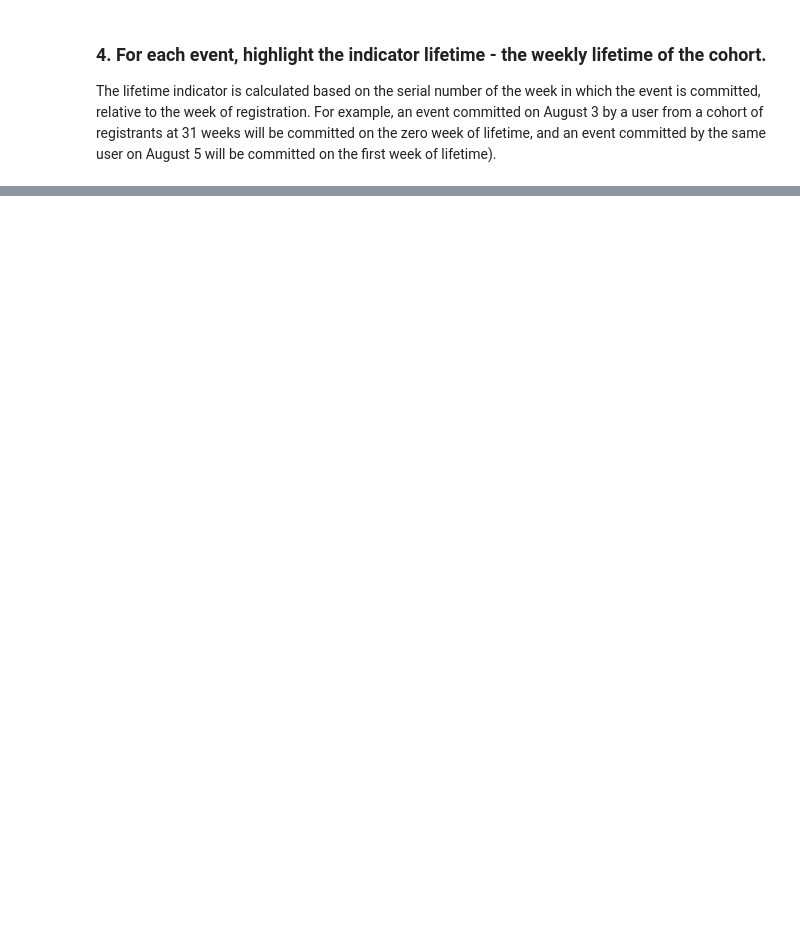
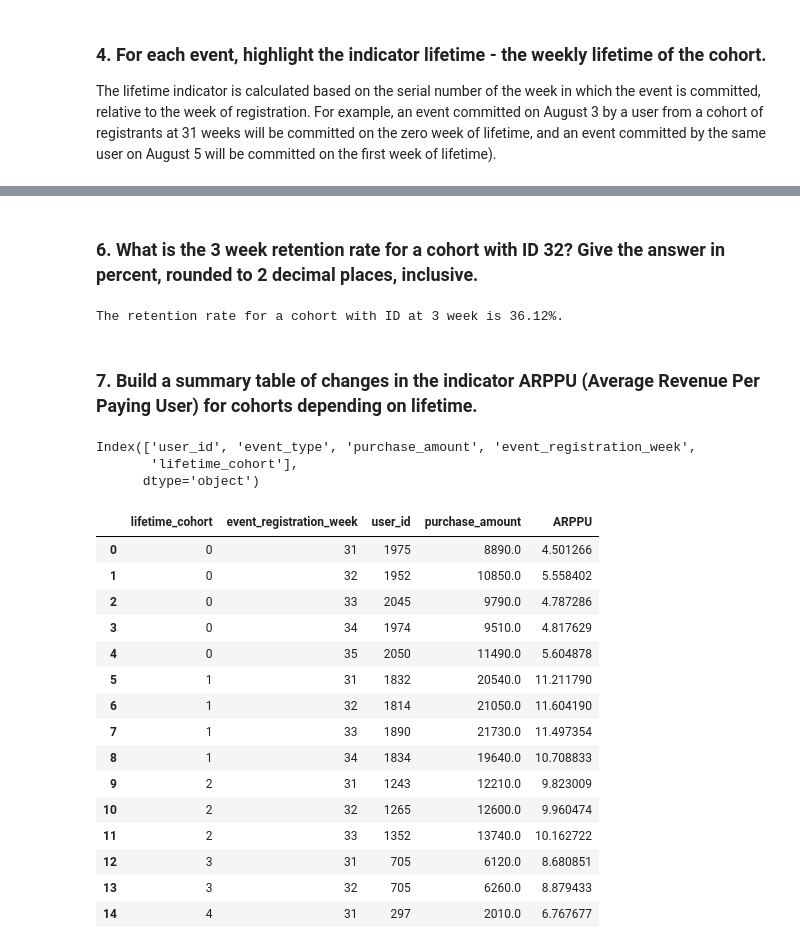
Before and after one commit to EderReisS/test_task_DS, a Jupyter notebook: Task 2/task2.ipynb, the cells around one changed output, grey strips where cells are left out. Drawn from its saved outputs; the diff is of its cells as text; code cells hidden in the pictures; blank space fills up the shorter version.

```diff
--- a/Task 2/task2.ipynb
+++ b/Task 2/task2.ipynb
@@ -94,0 +134,3 @@ The lifetime indicator is calculated based on the serial number of the week in w
+# %%
+cohorts = data.pivot_table(index = ['lifetime_cohort','event_registration_week'],
+                         aggfunc = {'user_id':'nunique'})
@@ -94,0 +215,2 @@ The lifetime indicator is calculated based on the serial number of the week in w
+# %% [markdown]
+### 6. What is the 3 week retention rate for a cohort with ID 32? Give the answer in percent, rounded to 2 decimal places, inclusive.
@@ -94,0 +219,37 @@ The lifetime indicator is calculated based on the serial number of the week in w
+# %%
+print(f"The retention rate for a cohort with ID at 3 week is {rr}%.")
+# %% [output]
+The retention rate for a cohort with ID at 3 week is 36.12%.
+# %% [markdown]
+### 7. Build a summary table of changes in the indicator ARPPU (Average Revenue Per Paying User) for cohorts depending on lifetime.
+# %%
+data.columns
+# %% [output]
+Index(['user_id', 'event_type', 'purchase_amount', 'event_registration_week',
+       'lifetime_cohort'],
+      dtype='object')
+# %%
+cohorts['purchase_amount'] = data.groupby(by=['lifetime_cohort','event_registration_week',]).sum()
+# %%
+cohorts.reset_index(inplace=True)
+# %%
+cohorts['ARPPU'] = cohorts['purchase_amount']/cohorts['user_id']
+# %%
+cohorts
+# %% [output]
+|  | lifetime_cohort | event_registration_week | user_id | purchase_amount | ARPPU |
+| 0 | 0 | 31 | 1975 | 8890.0 | 4.501266 |
+| 1 | 0 | 32 | 1952 | 10850.0 | 5.558402 |
+| 2 | 0 | 33 | 2045 | 9790.0 | 4.787286 |
+| 3 | 0 | 34 | 1974 | 9510.0 | 4.817629 |
+| 4 | 0 | 35 | 2050 | 11490.0 | 5.604878 |
+| 5 | 1 | 31 | 1832 | 20540.0 | 11.211790 |
+| 6 | 1 | 32 | 1814 | 21050.0 | 11.604190 |
+| 7 | 1 | 33 | 1890 | 21730.0 | 11.497354 |
+| 8 | 1 | 34 | 1834 | 19640.0 | 10.708833 |
+| 9 | 2 | 31 | 1243 | 12210.0 | 9.823009 |
+| 10 | 2 | 32 | 1265 | 12600.0 | 9.960474 |
+| 11 | 2 | 33 | 1352 | 13740.0 | 10.162722 |
+| 12 | 3 | 31 | 705 | 6120.0 | 8.680851 |
+| 13 | 3 | 32 | 705 | 6260.0 | 8.879433 |
+| 14 | 4 | 31 | 297 | 2010.0 | 6.767677 |
```
Also changed, not shown: parts of 37 cells of this notebook.
